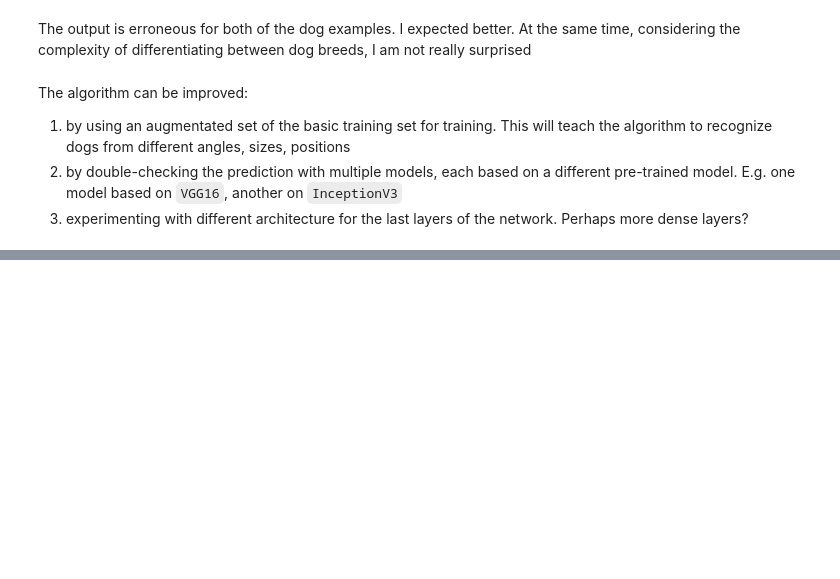
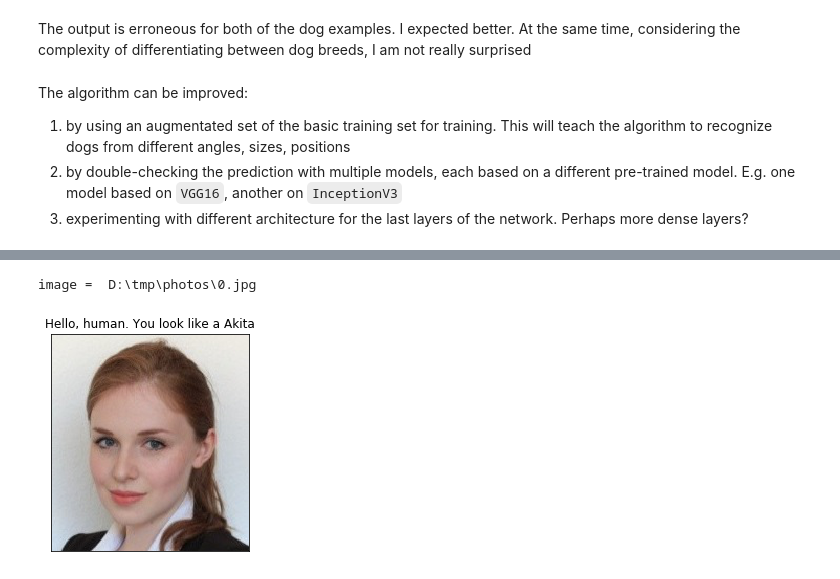
Before and after one commit to cristianmtr/dog-project, a Jupyter notebook: dog_app.ipynb, the cells around one changed output, grey strips where cells are left out. Drawn from its saved outputs; the diff is of its cells as text; code cells hidden in the pictures; blank space fills up the shorter version.

```diff
--- a/dog_app.ipynb
+++ b/dog_app.ipynb
@@ -805 +871,6 @@ step6(train_files[217])
 [figure]
+# %%
+step6('D:\\tmp\\photos\\0.jpg')
+# %% [output]
+image =  D:\tmp\photos\0.jpg
+[figure, added]
```
Also changed, not shown: parts of 54 cells of this notebook, 2 other files.
